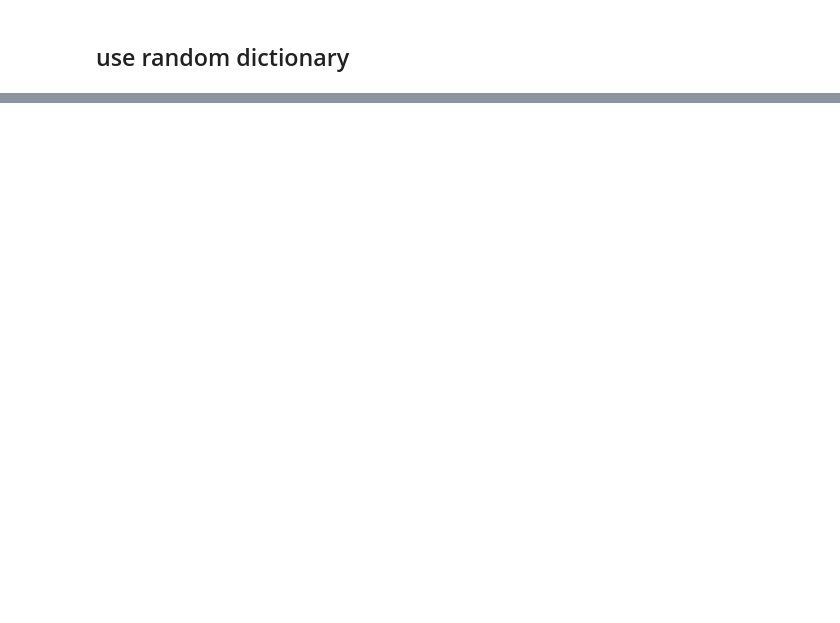
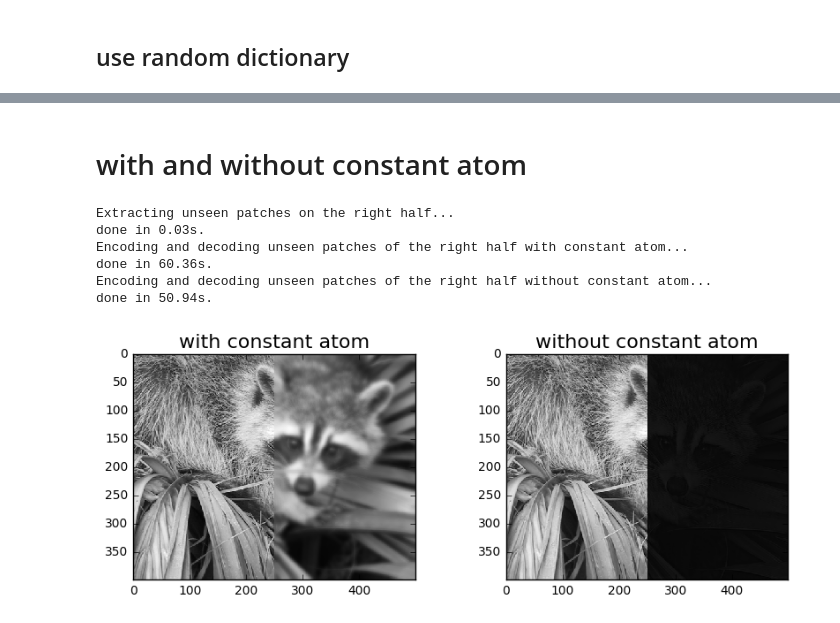
Before and after one commit to d-acharya/OnlineDictionaryLearning, a Jupyter notebook: create_test_data.ipynb, the cells around one changed output, grey strips where cells are left out. Saved outputs shown, nothing was run; the diff lists cells and outputs as text; code cells hidden in the pictures; blank space fills up the shorter version.

```diff
--- a/create_test_data.ipynb
+++ b/create_test_data.ipynb
@@ -84,0 +165,44 @@ plt.show()
+# %% [markdown]
+# with and without constant atom
+# %%
+print('Extracting unseen patches on the right half... ')
+t0 = time()
+data = extract_patches_2d(face[:, width // 2:], patch_size)
+data = data.reshape(data.shape[0], -1)
+print('done in %.2fs.' % (time() - t0))
+new_V = np.concatenate((V, np.ones((1,V.shape[1]))), axis=0)
+
+plt.figure(figsize=(10, 3.3))
+plt.subplot(1, 2, 1)
+print('Encoding and decoding unseen patches of the right half with constant atom... ')
+t0 = time()
+code = sparse_encode(data, new_V, algorithm='lars', alpha=0.5)
+print('done in %.2fs.' % (time() - t0))
+patches = np.dot(code, new_V)
+patches = patches.reshape(len(data), *patch_size)
+reconstruction = face.copy()
+reconstruction[:, width // 2:] = reconstruct_from_patches_2d(patches, (height, width // 2))
+plt.imshow(reconstruction, cmap=plt.cm.gray, interpolation='nearest')
+plt.title("with constant atom", size=16)
+
+plt.subplot(1, 2, 2)
+print('Encoding and decoding unseen patches of the right half without constant atom... ')
+t0 = time()
+code = sparse_encode(data, V, algorithm='lars', alpha=0.5)
+print('done in %.2fs.' % (time() - t0))
+patches = np.dot(code, V)
+patches = patches.reshape(len(data), *patch_size)
+reconstruction2 = face.copy()
+reconstruction2[:, width // 2:] = reconstruct_from_patches_2d(patches, (height, width // 2))
+plt.imshow(reconstruction2, cmap=plt.cm.gray, interpolation='nearest')
+plt.title("without constant atom", size=16)
+
+plt.show()
+# %% [output]
+Extracting unseen patches on the right half...
+done in 0.03s.
+Encoding and decoding unseen patches of the right half with constant atom...
+done in 60.36s.
+Encoding and decoding unseen patches of the right half without constant atom...
+done in 50.94s.
+[figure, added]
```
Also changed, not shown: parts of 9 cells of this notebook.
